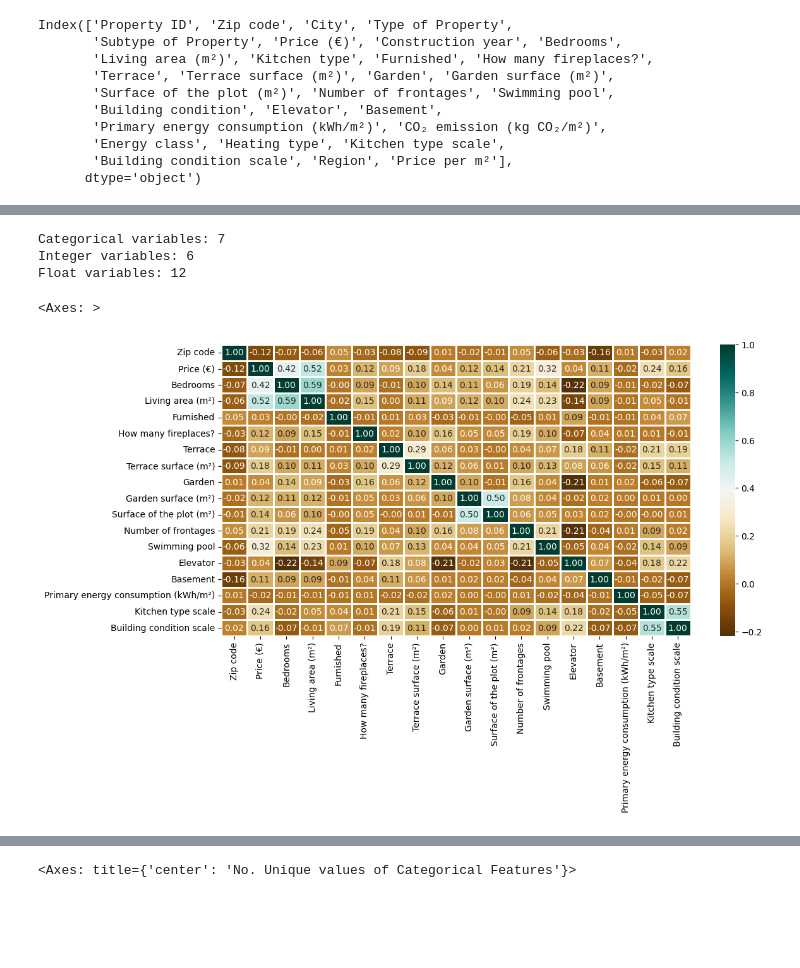
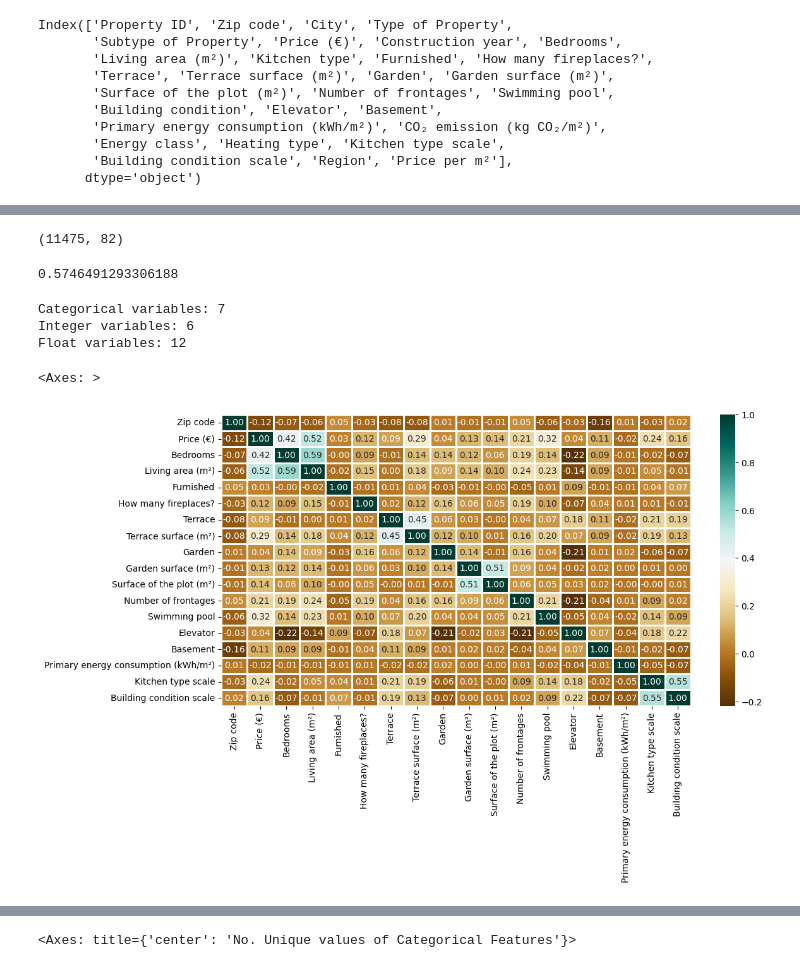
Before and after one commit to svstm/immo_eliza_regression, a Jupyter notebook: preprocessing_said.ipynb, the cells around one changed output, grey strips where cells are left out. Drawn from its saved outputs; the diff is of its cells as text; code cells hidden in the pictures; blank space fills up the shorter version.

```diff
--- a/preprocessing_said.ipynb
+++ b/preprocessing_said.ipynb
@@ -39,0 +141,21 @@ df__pro_num = df_processed[['Zip code', 'Price (€)', 'Bedrooms',
+# %%
+df_processed = subset_by_iqr(df_processed, 'Terrace surface (m²)', whisker_width=1.5)
+# %%
+df_processed = subset_by_iqr(df_processed, 'Garden surface (m²)', whisker_width=1.5)
+# %%
+df_processed = subset_by_iqr(df_processed, 'Surface of the plot (m²)', whisker_width=1.5)
+# %%
+df_processed.shape
+# %% [output]
+(11475, 82)
+# %%
+X = df_processed.drop(['Zip code', 'Price (€)'], axis=1).values
+y = df_processed['Price (€)'].values
+
+X_train, X_test, y_train, y_test = train_test_split(X, y, test_size = 0.3, random_state = 42)
+reg = LinearRegression()
+reg.fit(X_train, y_train)
+y_pred = reg.predict(X_test)
+print(reg.score(X_test, y_test))
+# %% [output]
+0.5746491293306188
@@ -40,3 +168,20 @@ df__pro_num = df_processed[['Zip code', 'Price (€)', 'Bedrooms',
+# %%
+df_pro_num = df_processed[['Zip code', 'Price (€)', 'Bedrooms',
+       'Living area (m²)', 'How many fireplaces?', 'Terrace', 'Terrace surface (m²)',
+       'Garden', 'Garden surface (m²)', 'Surface of the plot (m²)', 'Number of frontages',
+       'Swimming pool', 'Basement', 'Kitchen type scale', 'Building condition scale']]
+
+df_houses = df_processed[df_processed['Type of Property'] == 'house']
+df_h_num = df_houses[['Zip code', 'Price (€)', 'Bedrooms',
+       'Living area (m²)', 'How many fireplaces?', 'Terrace', 'Terrace surface (m²)',
+       'Garden', 'Garden surface (m²)', 'Surface of the plot (m²)', 'Number of frontages',
+       'Swimming pool', 'Basement', 'Kitchen type scale', 'Building condition scale']]
+
+df_apartments = df_processed[df_processed['Type of Property'] == 'apartment']
+df_a_num = df_apartments[['Zip code', 'Price (€)', 'Bedrooms',
+       'Living area (m²)', 'How many fireplaces?', 'Terrace', 'Terrace surface (m²)',
+       'Garden', 'Garden surface (m²)', 'Surface of the plot (m²)', 'Number of frontages',
+       'Swimming pool', 'Basement', 'Kitchen type scale', 'Building condition scale']]
 # %%
 obj = (df_processed.dtypes == 'object')
 object_cols = list(obj[obj].index)
@@ -55,11 +200,11 @@ Integer variables: 6
 Float variables: 12
 # %%
 plt.figure(figsize=(12, 6))
-sns.heatmap(df__pro_num.corr(),
+sns.heatmap(df_pro_num.corr(),
             cmap = 'BrBG',
             fmt = '.2f',
             linewidths = 2,
             annot = True)
 # %% [output]
 <Axes: >
-[figure, old version]
+[figure, new version]
```
Also changed, not shown: parts of 27 cells of this notebook, 3 other files.
